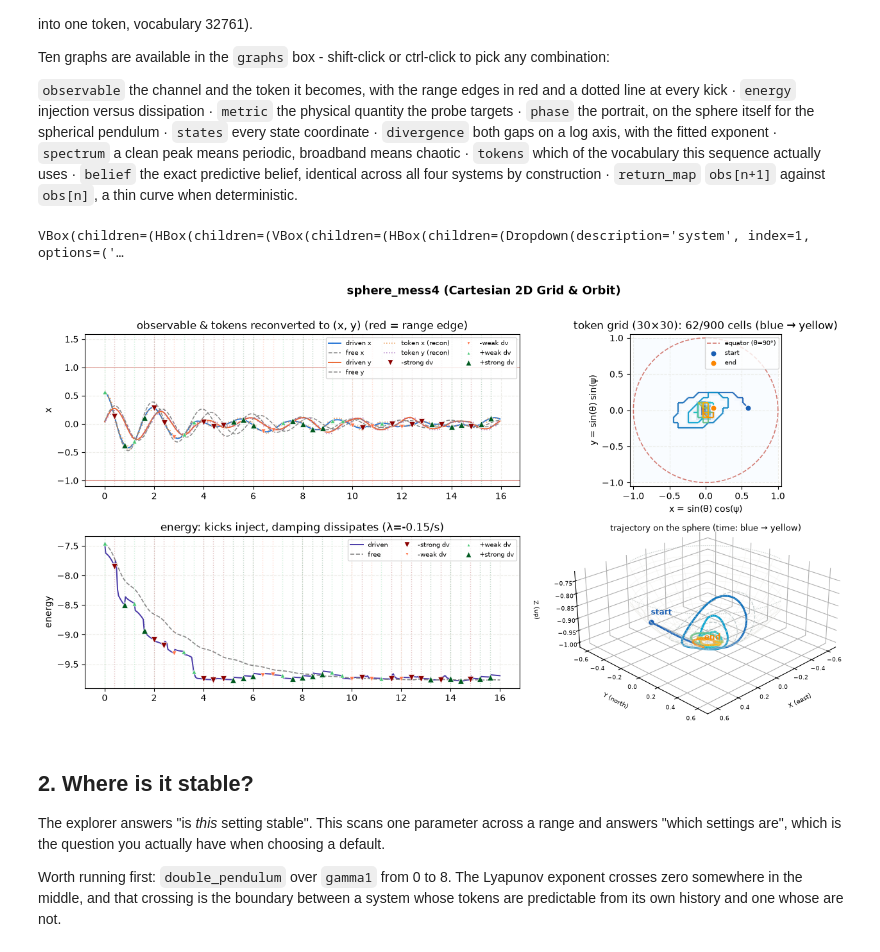
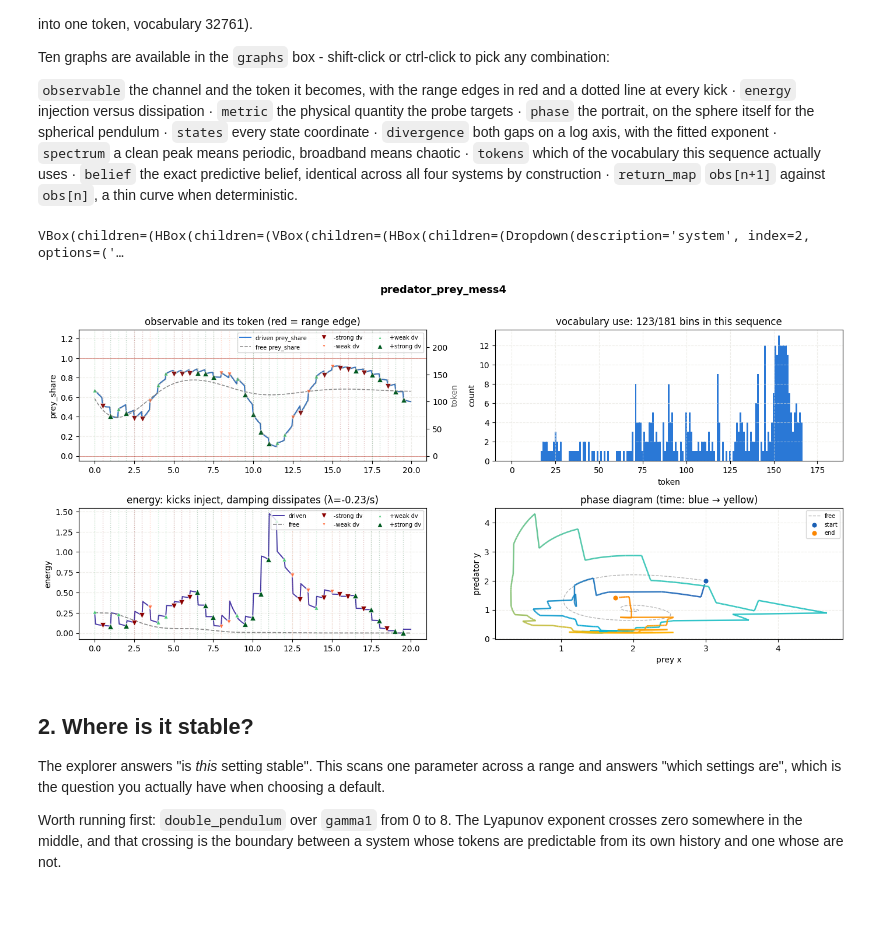
Before and after one commit to ManjotSingh08x/Belief-in-physics, a Jupyter notebook: notebooks/explorer.ipynb, the cells around one changed output. Cells and saved outputs as stored; diff of their text form; code cells hidden in the pictures; blank space fills up the shorter version.

```diff
--- a/notebooks/explorer.ipynb
+++ b/notebooks/explorer.ipynb
@@ -67,16 +76,16 @@ which of the vocabulary this sequence actually uses &middot; `belief` the exact
 predictive belief, identical across all four systems by construction &middot;
 `return_map` `obs[n+1]` against `obs[n]`, a thin curve when deterministic.
 # %%
-w = explorer("pendulum_mess4")
+w = explorer("predator_prey_mess4")
 display(w)
 
 # High-resolution static figure for non-interactive / cached notebook preview:
-tr = V.trace(make_process("sphere_mess4", m=40), seed=0)
-fig = V.plot(tr, panels=("observable", "tokens", "energy", "phase"), title="sphere_mess4 (Cartesian 2D Grid & Orbit)")
+tr = V.trace(make_process("predator_prey_mess4", m=40), seed=0)
+fig = V.plot(tr, panels=("observable", "tokens", "energy", "phase"), title="predator_prey_mess4")
 plt.show()
 # %% [output]
-VBox(children=(HBox(children=(VBox(children=(HBox(children=(Dropdown(description='system', index=1, options=('…
+VBox(children=(HBox(children=(VBox(children=(HBox(children=(Dropdown(description='system', index=2, options=('…
-[figure, old version]
+[figure, new version]
 # %% [markdown]
 ## 2. Where is it stable?
 
```
Also changed, not shown: parts of 24 cells of this notebook, 3 other files.
